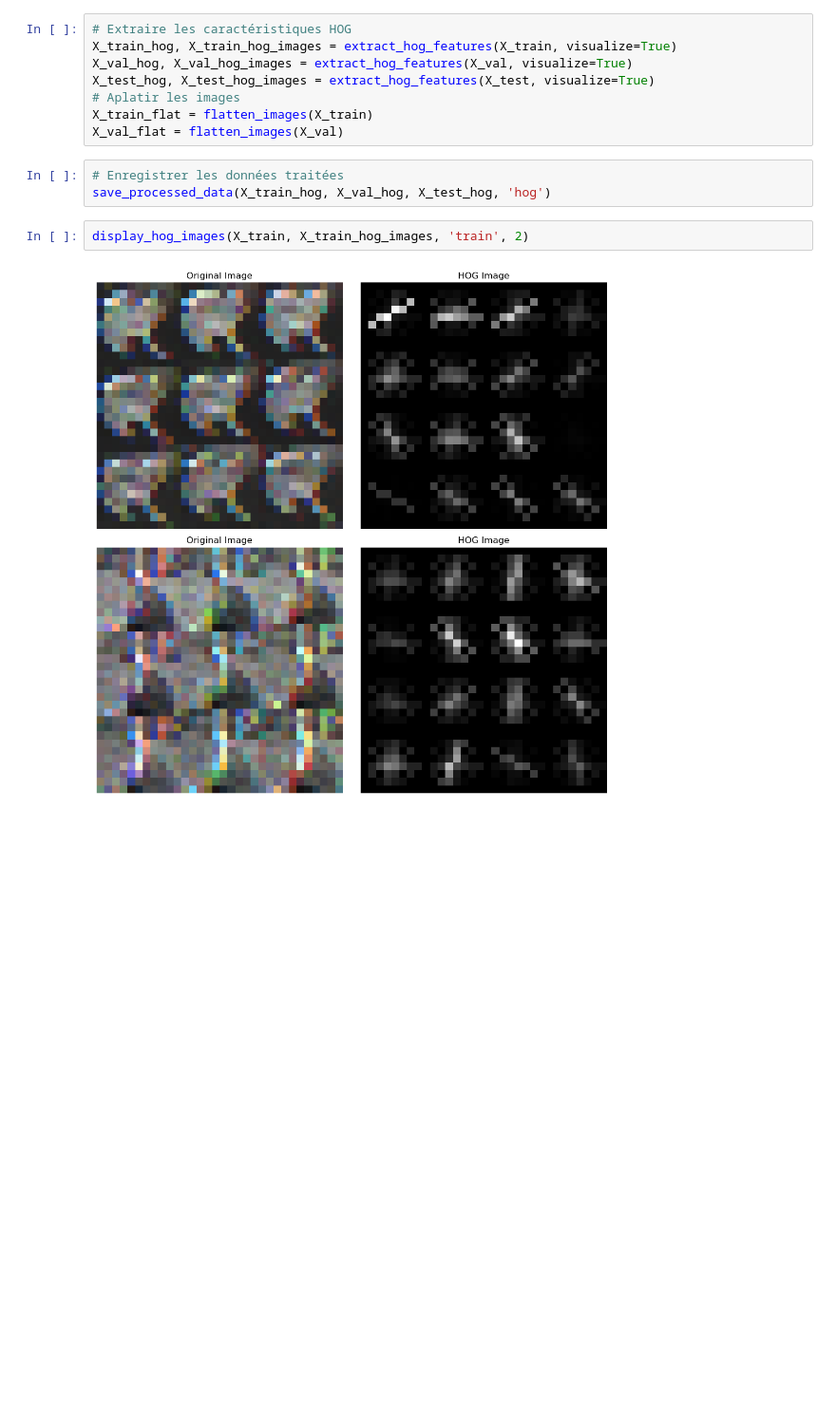
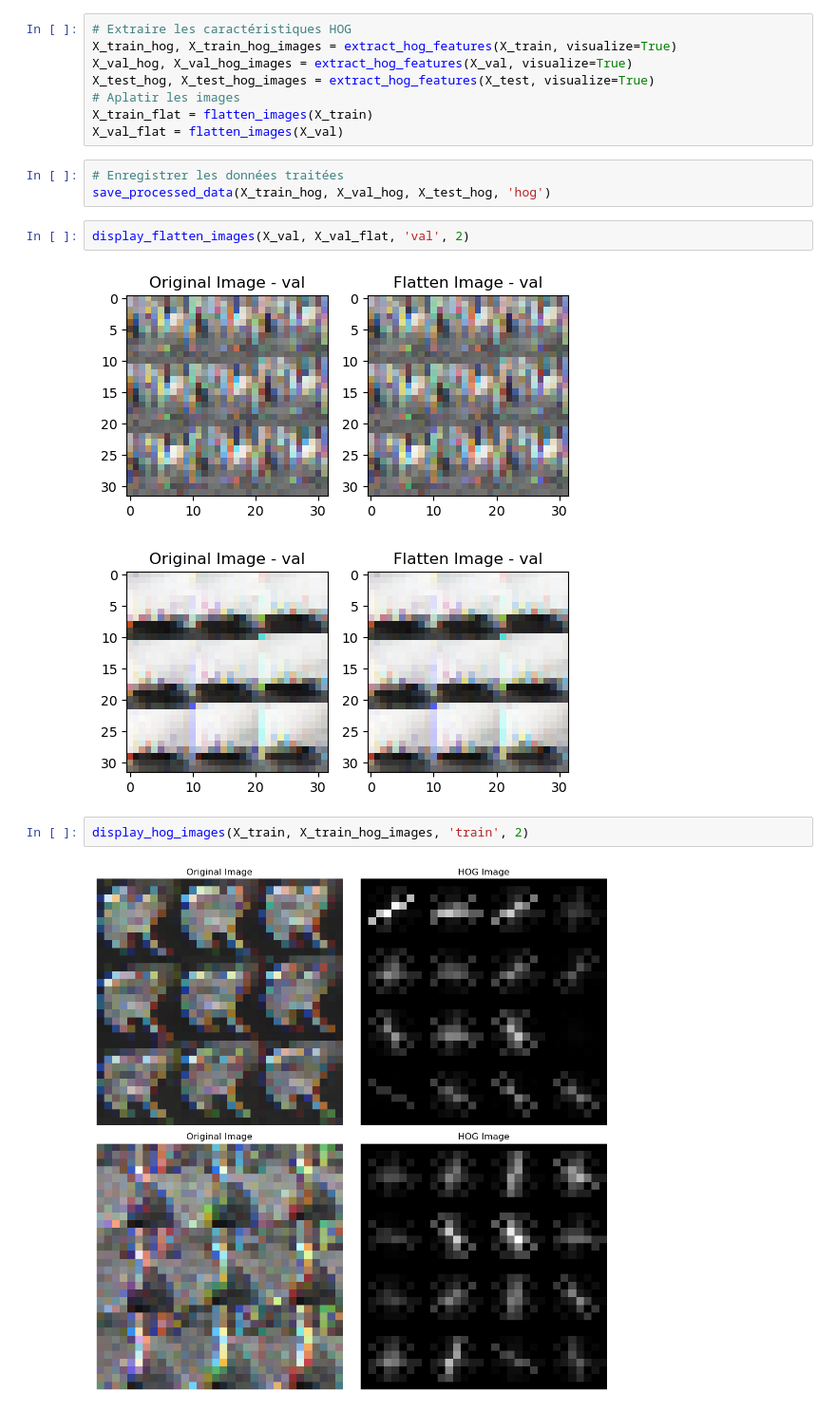
Before and after one commit to Mkbrad77/classification_cifar10, a Jupyter notebook: notebooks/initial_data_exploration.ipynb, the cells around one changed output. Shown at 95% size. Drawn from its saved outputs; the diff is of its cells as text; blank space fills up the shorter version.

```diff
--- a/notebooks/initial_data_exploration.ipynb
+++ b/notebooks/initial_data_exploration.ipynb
@@ -91,6 +91,11 @@ X_val_flat = flatten_images(X_val)
 # %%
 # Enregistrer les données traitées
 save_processed_data(X_train_hog, X_val_hog, X_test_hog, 'hog')
+# %%
+display_flatten_images(X_val, X_val_flat, 'val', 2)
+# %% [output]
+[figure, added]
+[figure, added]
 # %%
 display_hog_images(X_train, X_train_hog_images, 'train', 2)
 # %% [output]
```
Also changed, not shown: parts of 1 cell of this notebook, 15 other files.
